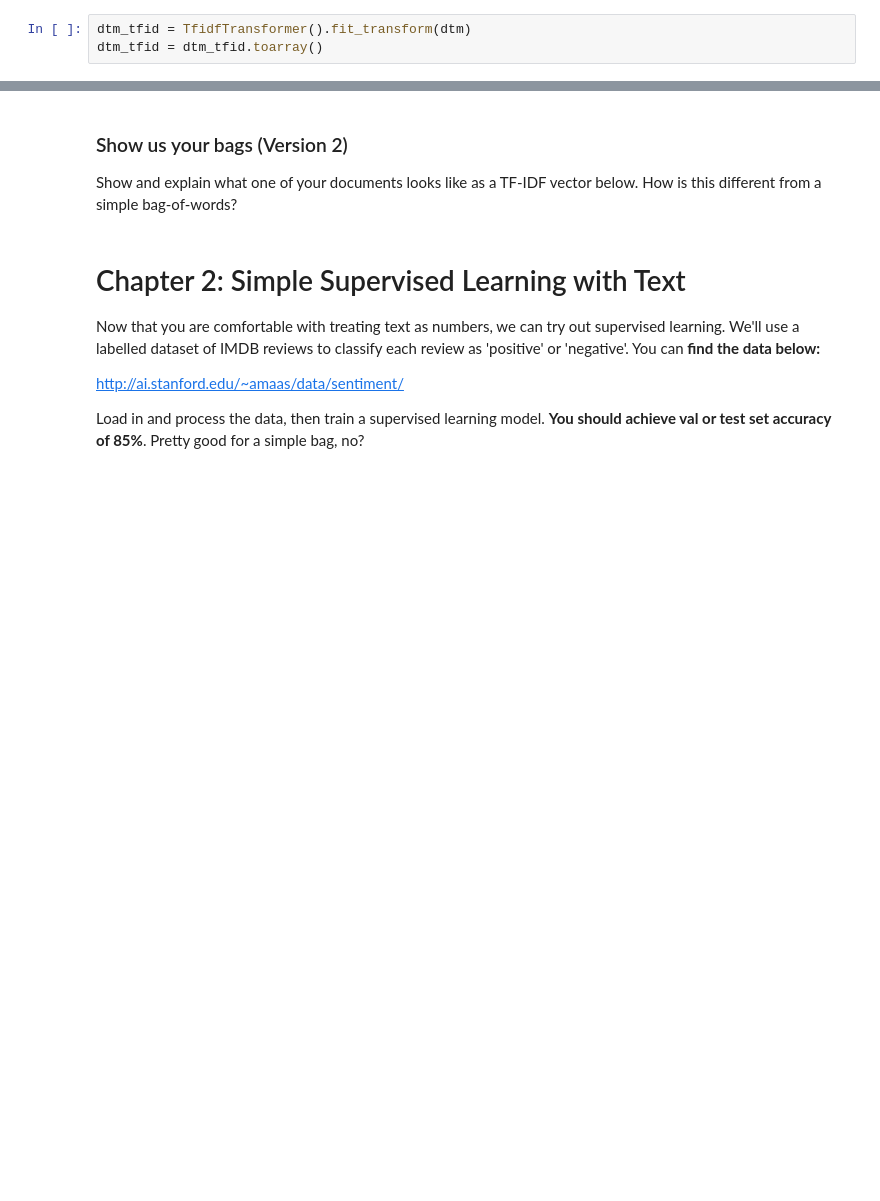
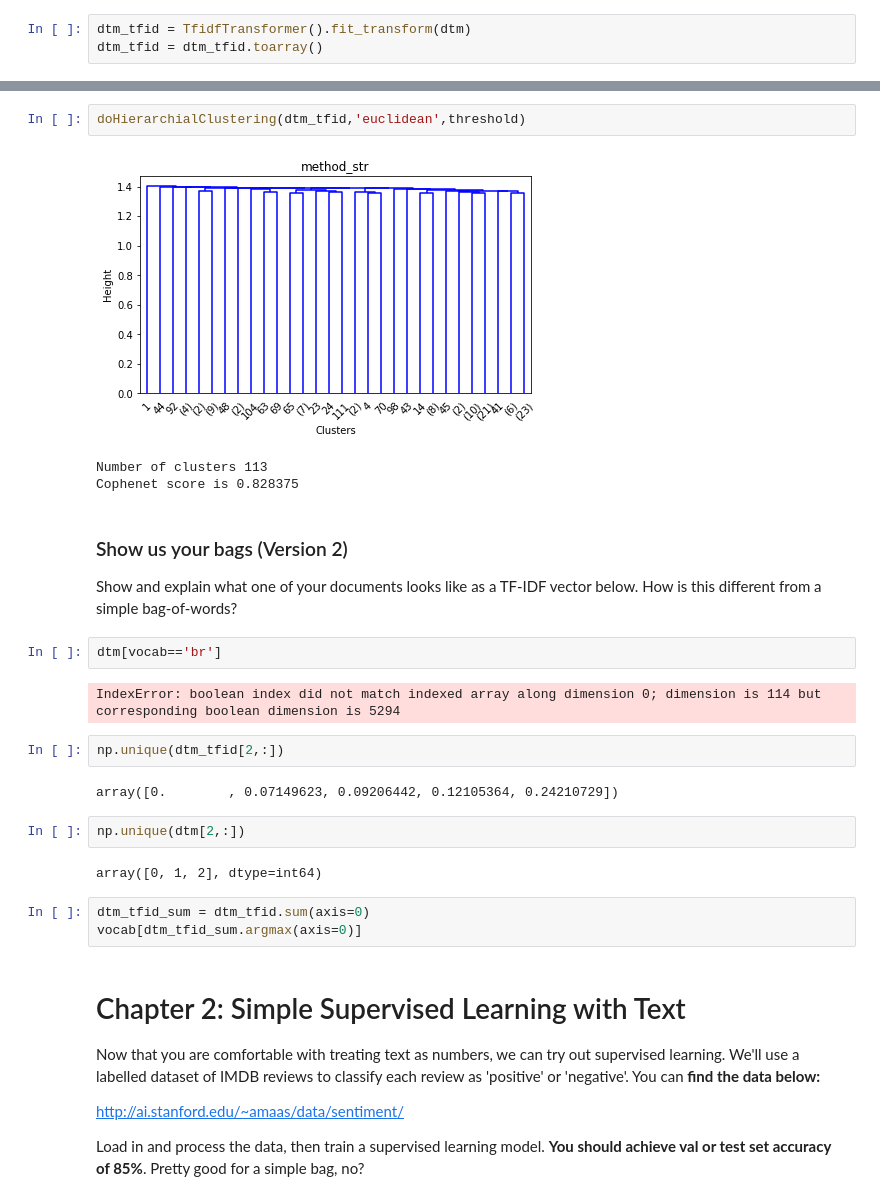
Before and after one commit to hanifa2102/AIAP_Week5, a Jupyter notebook: Week5_NLP_student.ipynb, the cells around one changed output, grey strips where cells are left out. Saved outputs shown, nothing was run; the diff lists cells and outputs as text; blank space fills up the shorter version.

```diff
--- a/Week5_NLP_student.ipynb
+++ b/Week5_NLP_student.ipynb
@@ -153,7 +168,28 @@ dtm_tfid.max()
+# %%
+doHierarchialClustering(dtm_tfid,'euclidean',threshold)
+# %% [output]
+[figure, added]
+Number of clusters 113
+Cophenet score is 0.828375
 # %% [markdown]
 ### Show us your bags (Version 2)
 
 Show and explain what one of your documents looks like as a TF-IDF vector below.  How is this different from a simple bag-of-words?
+# %%
+dtm[vocab=='br']
+# %% [output]
+IndexError: boolean index did not match indexed array along dimension 0; dimension is 114 but corresponding boolean dimension is 5294
+# %%
+np.unique(dtm_tfid[2,:])
+# %% [output]
+array([0.        , 0.07149623, 0.09206442, 0.12105364, 0.24210729])
+# %%
+np.unique(dtm[2,:])
+# %% [output]
+array([0, 1, 2], dtype=int64)
+# %%
+dtm_tfid_sum = dtm_tfid.sum(axis=0)
+vocab[dtm_tfid_sum.argmax(axis=0)]
 # %% [markdown]
 # Chapter 2: Simple Supervised Learning with Text
 Now that you are comfortable with treating text as numbers, we can try out supervised learning.  We'll use a labelled dataset of IMDB reviews to classify each review as 'positive' or 'negative'.  You can **find the data below:**
```
Also changed, not shown: parts of 23 cells of this notebook.
